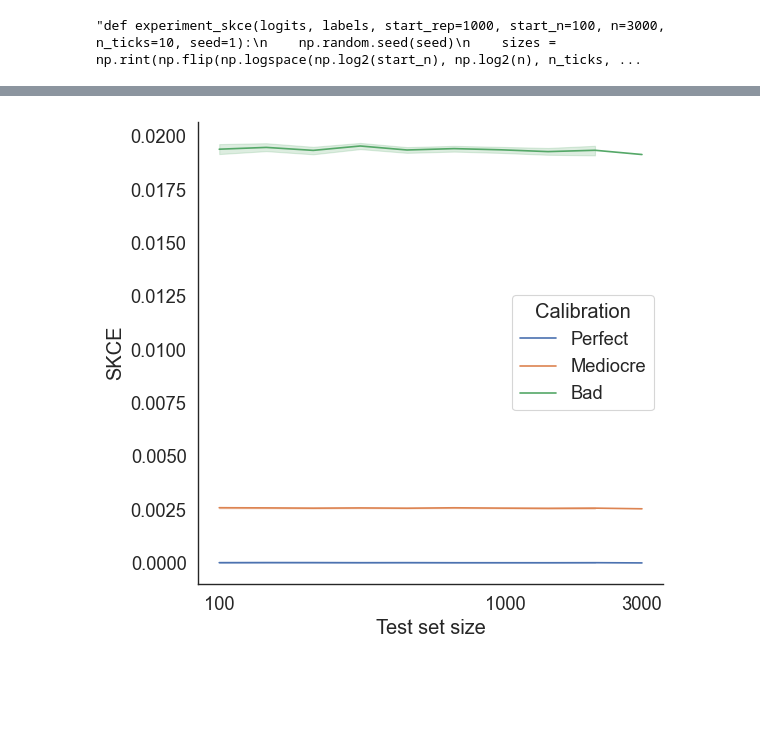
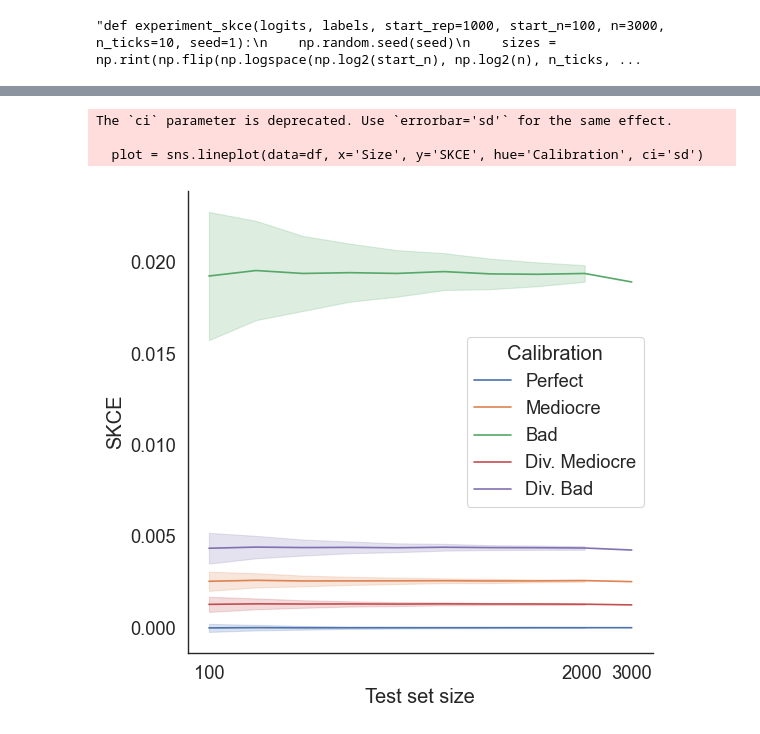
Before and after one commit to MLO-lab/Py_KCE, a Jupyter notebook: ECE bias ground truth simulation.ipynb, the cells around one changed output, grey strips where cells are left out. Saved outputs shown, nothing was run; the diff lists cells and outputs as text; code cells hidden in the pictures; blank space fills up the shorter version.

```diff
--- a/ECE bias ground truth simulation.ipynb
+++ b/ECE bias ground truth simulation.ipynb
@@ -127,6 +129,6 @@ def experiment(logits, labels, start_rep=1000, start_n=100, n=3000, n_ticks=10,
         results = pd.concat([results, run]).reset_index(drop=True)
     return results
 # %%
-results = experiment(logits_test, labels_test)
+results_ece = experiment(logits_test, labels_test)
 # %%
 # larger version of Figure 2 in paper
@@ -165,7 +167,7 @@ plot.figure.savefig(results_dir + 'ece_sim.pdf', bbox_inches = "tight")
 # %%
 from joblib import Parallel, delayed
 
-def experiment_skce(logits, labels, start_rep=1000, start_n=100, n=10000, n_ticks=10, seed=1):
+def experiment_skce(logits, labels, start_rep=1000, start_n=100, n=3000, n_ticks=10, seed=1):
     def compute_SKCE(s):
         indices = np.random.choice(logits.shape[0], size=s, replace=False)
         ls = logits[indices]
@@ -181,7 +183,7 @@ def experiment_skce(logits, labels, start_rep=1000, start_n=100, n=10000, n_tick
         return pd.DataFrame({
             'SKCE': [skce_0, skce_1, skce_2, skce_3, skce_4],
             'Size': [s, s, s, s, s],
-            'Calibration': ['Perfect', 'Mediocre', 'Bad', 'Neg. Mediocre', 'Neg. Bad']
+            'Calibration': ['Perfect', 'Mediocre', 'Bad', 'Div. Mediocre', 'Div. Bad']
         })
 
     np.random.seed(seed)
@@ -248,17 +250,22 @@ results = experiment_skce(logits_test, labels_test)
 # %%
 
 # Plot SKCE instead of ECE
 df = results
-ticks = [100, 1000, 10000]
+ticks = [100, 2000, 3000]
 rc = {'figure.figsize': (6, 6)}
 font_scale = 1.5
 sns.set(rc=rc, font_scale=font_scale, context='paper')
 sns.set_style("white")
-plot = sns.lineplot(data=df, x='Size', y='SKCE', hue='Calibration')
+plot = sns.lineplot(data=df, x='Size', y='SKCE', hue='Calibration', ci='sd')
 plot.set(
     xscale='log', xticks=ticks, xticklabels=ticks, xlabel='Test set size')
 sns.despine(left=False, bottom=False)
+
+#error_bound = 'sd'
 # %% [output]
+The `ci` parameter is deprecated. Use `errorbar='sd'` for the same effect.
+
+  plot = sns.lineplot(data=df, x='Size', y='SKCE', hue='Calibration', ci='sd')
-[figure, old version]
+[figure, new version]
 # %%
 fig = plot.get_figure()
```
Also changed, not shown: parts of 17 cells of this notebook.
